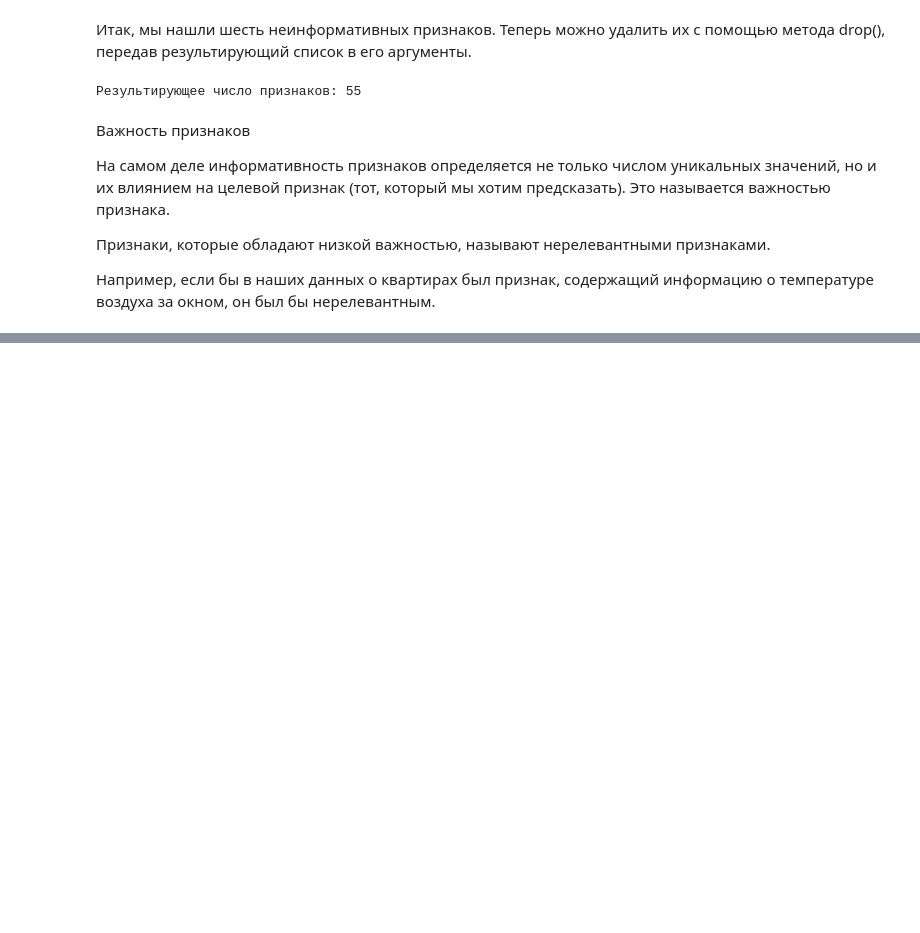
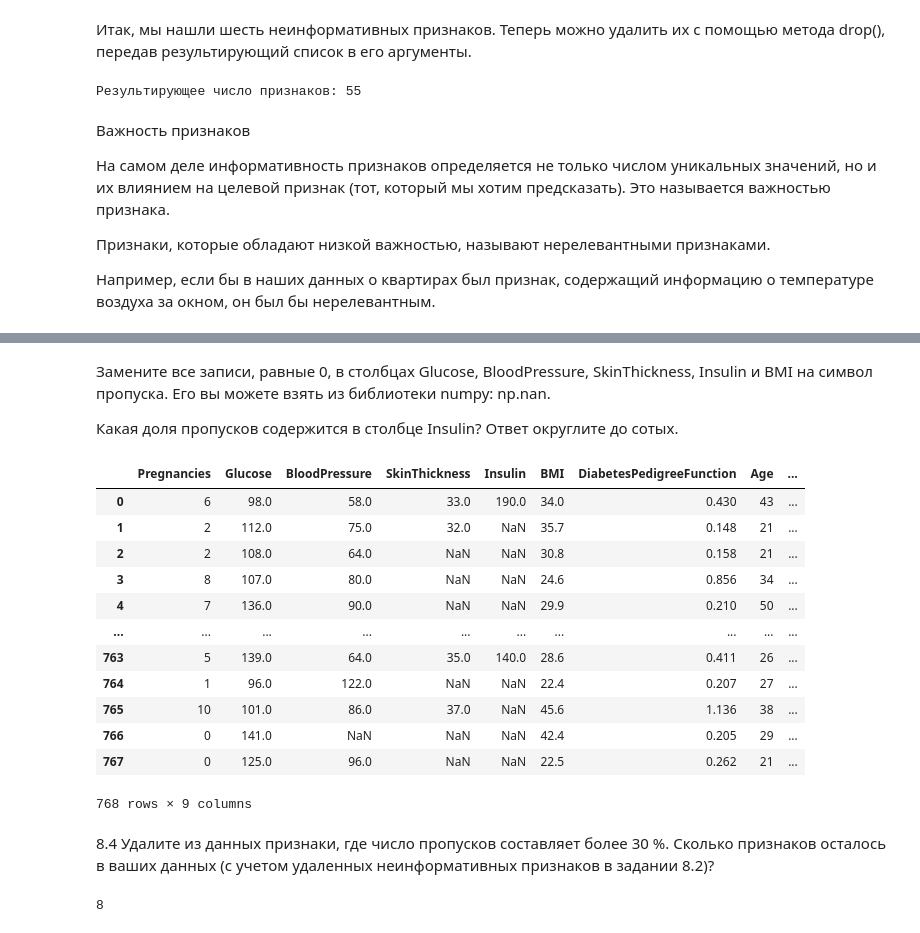
Before and after one commit to DaryaIly/my_data_science, a Jupyter notebook: PY_14_Очистка данных/unit.ipynb, the cells around one changed output, grey strips where cells are left out. Cells and saved outputs as stored; diff of their text form; code cells hidden in the pictures; blank space fills up the shorter version.

```diff
--- a/PY_14_Очистка данных/unit.ipynb
+++ b/PY_14_Очистка данных/unit.ipynb
@@ -998,0 +1061,36 @@ print(f'Результирующее число признаков: {information
+# %% [markdown]
+Замените все записи, равные 0, в столбцах Glucose, BloodPressure, SkinThickness, Insulin и BMI на символ пропуска. Его вы можете взять из библиотеки numpy: np.nan.
+
+Какая доля пропусков содержится в столбце Insulin? Ответ округлите до сотых.
+# %%
+def nan_function(x):
+    return np.nan if x == 0 else x
+information_diabetes_data["Glucose"] = information_diabetes_data["Glucose"].apply(nan_function)
+information_diabetes_data["BloodPressure"] = information_diabetes_data["BloodPressure"].apply(nan_function)
+information_diabetes_data["SkinThickness"] = information_diabetes_data["SkinThickness"].apply(nan_function)
+information_diabetes_data["Insulin"] = information_diabetes_data["Insulin"].apply(nan_function)
+information_diabetes_data["BMI"] = information_diabetes_data["BMI"].apply(nan_function)
+information_diabetes_data.isnull().mean().round(2).sort_values(ascending=False)
+display(information_diabetes_data)
+# %% [output]
+|  | Pregnancies | Glucose | BloodPressure | SkinThickness | Insulin | BMI | DiabetesPedigreeFunction | Age | ... |
+| 0 | 6 | 98.0 | 58.0 | 33.0 | 190.0 | 34.0 | 0.430 | 43 | ... |
+| 1 | 2 | 112.0 | 75.0 | 32.0 | NaN | 35.7 | 0.148 | 21 | ... |
+| 2 | 2 | 108.0 | 64.0 | NaN | NaN | 30.8 | 0.158 | 21 | ... |
+| 3 | 8 | 107.0 | 80.0 | NaN | NaN | 24.6 | 0.856 | 34 | ... |
+| 4 | 7 | 136.0 | 90.0 | NaN | NaN | 29.9 | 0.210 | 50 | ... |
+| ... | ... | ... | ... | ... | ... | ... | ... | ... | ... |
+| 763 | 5 | 139.0 | 64.0 | 35.0 | 140.0 | 28.6 | 0.411 | 26 | ... |
+| 764 | 1 | 96.0 | 122.0 | NaN | NaN | 22.4 | 0.207 | 27 | ... |
+| 765 | 10 | 101.0 | 86.0 | 37.0 | NaN | 45.6 | 1.136 | 38 | ... |
+| 766 | 0 | 141.0 | NaN | NaN | NaN | 42.4 | 0.205 | 29 | ... |
+| 767 | 0 | 125.0 | 96.0 | NaN | NaN | 22.5 | 0.262 | 21 | ... |
+768 rows × 9 columns
+# %% [markdown]
+8.4 Удалите из данных признаки, где число пропусков составляет более 30 %. Сколько признаков осталось в ваших данных (с учетом удаленных неинформативных признаков в задании 8.2)?
+# %%
+thresh = information_diabetes_data.shape[0]*0.7
+information_diabetes_data = information_diabetes_data.dropna(thresh=thresh, axis=1)
+print(information_diabetes_data.shape[1])
+# %% [output]
+8
```
Also changed, not shown: parts of 23 cells of this notebook, 8 other files.
